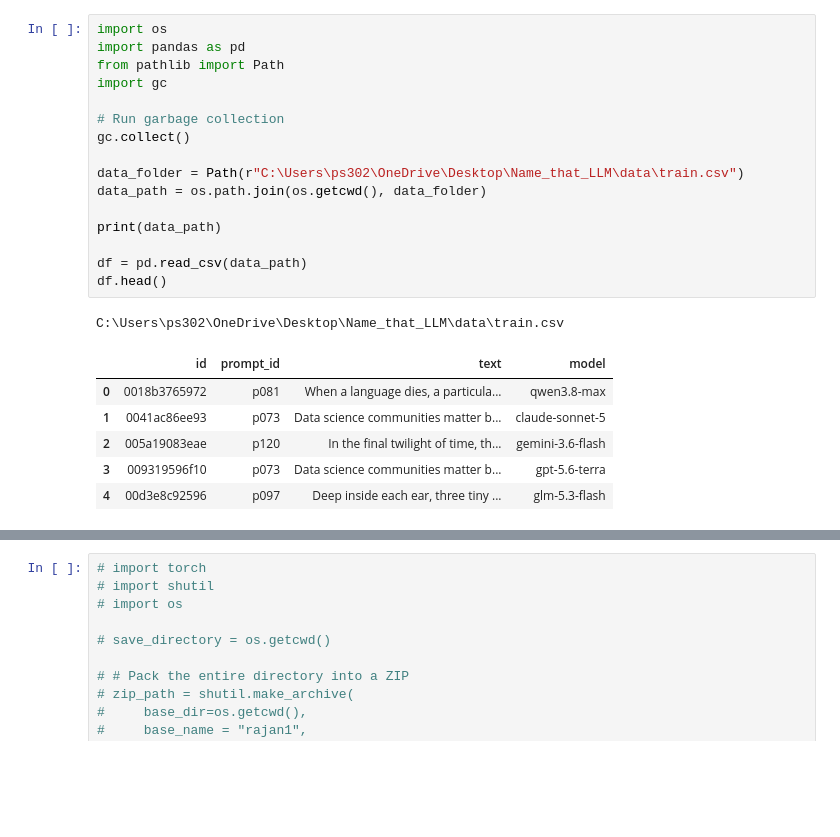
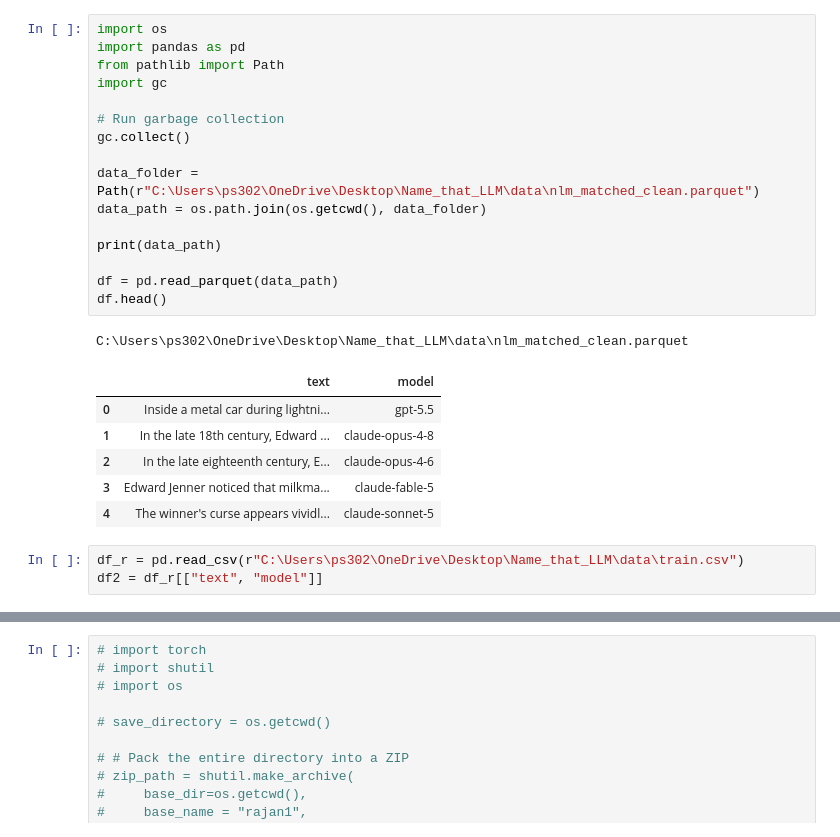
Before and after one commit to Vinay3022272/Name_that_LLM, a Jupyter notebook: practice.ipynb, the cells around one changed output, grey strips where cells are left out. Saved outputs shown, nothing was run; the diff lists cells and outputs as text; blank space fills up the shorter version.

Commit message:
feat: add new notebook workflows, model checkpoint ignore patterns, and update practice dataset paths

```diff
--- a/practice.ipynb
+++ b/practice.ipynb
@@ -1,24 +1,27 @@
 # %%
 import os
 import pandas as pd
 from pathlib import Path
 import gc
 
 # Run garbage collection
 gc.collect()
 
-data_folder = Path(r"C:\Users\ps302\OneDrive\Desktop\Name_that_LLM\data\train.csv")
+data_folder = Path(r"C:\Users\ps302\OneDrive\Desktop\Name_that_LLM\data\nlm_matched_clean.parquet")
 data_path = os.path.join(os.getcwd(), data_folder)
 
 print(data_path)
 
-df = pd.read_csv(data_path)
+df = pd.read_parquet(data_path)
 df.head()
 # %% [output]
-C:\Users\ps302\OneDrive\Desktop\Name_that_LLM\data\train.csv
+C:\Users\ps302\OneDrive\Desktop\Name_that_LLM\data\nlm_matched_clean.parquet
-|  | id | prompt_id | text | model |
-| 0 | 0018b3765972 | p081 | When a language dies, a particula... | qwen3.8-max |
-| 1 | 0041ac86ee93 | p073 | Data science communities matter b... | claude-sonnet-5 |
-| 2 | 005a19083eae | p120 | In the final twilight of time, th... | gemini-3.6-flash |
-| 3 | 009319596f10 | p073 | Data science communities matter b... | gpt-5.6-terra |
-| 4 | 00d3e8c92596 | p097 | Deep inside each ear, three tiny ... | glm-5.3-flash |
+|  | text | model |
+| 0 | Inside a metal car during lightni... | gpt-5.5 |
+| 1 | In the late 18th century, Edward ... | claude-opus-4-8 |
+| 2 | In the late eighteenth century, E... | claude-opus-4-6 |
+| 3 | Edward Jenner noticed that milkma... | claude-fable-5 |
+| 4 | The winner's curse appears vividl... | claude-sonnet-5 |
+# %%
+df_r = pd.read_csv(r"C:\Users\ps302\OneDrive\Desktop\Name_that_LLM\data\train.csv")
+df2 = df_r[["text", "model"]]
```
Also changed, not shown: parts of 9 cells of this notebook, 5 other files.
